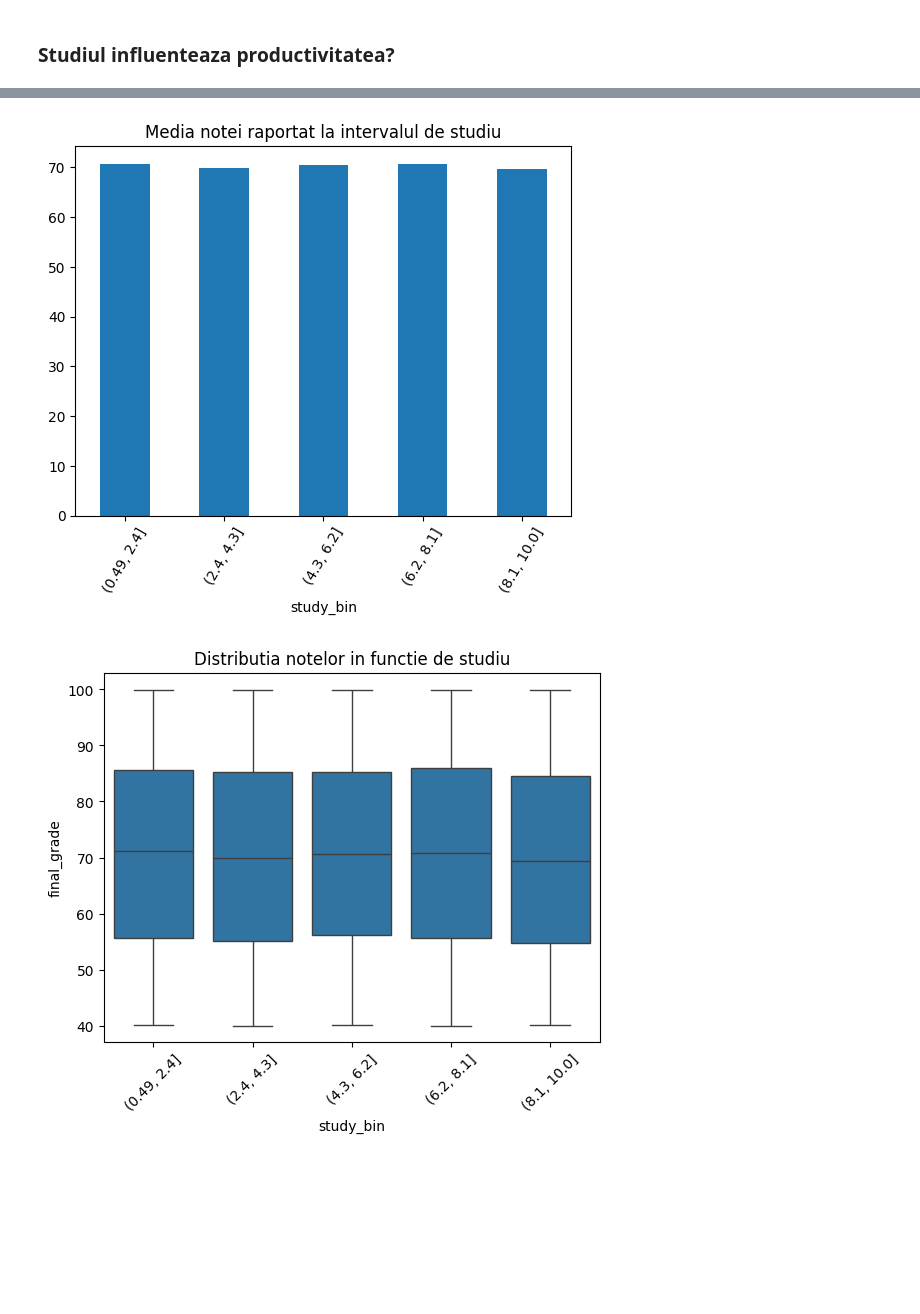
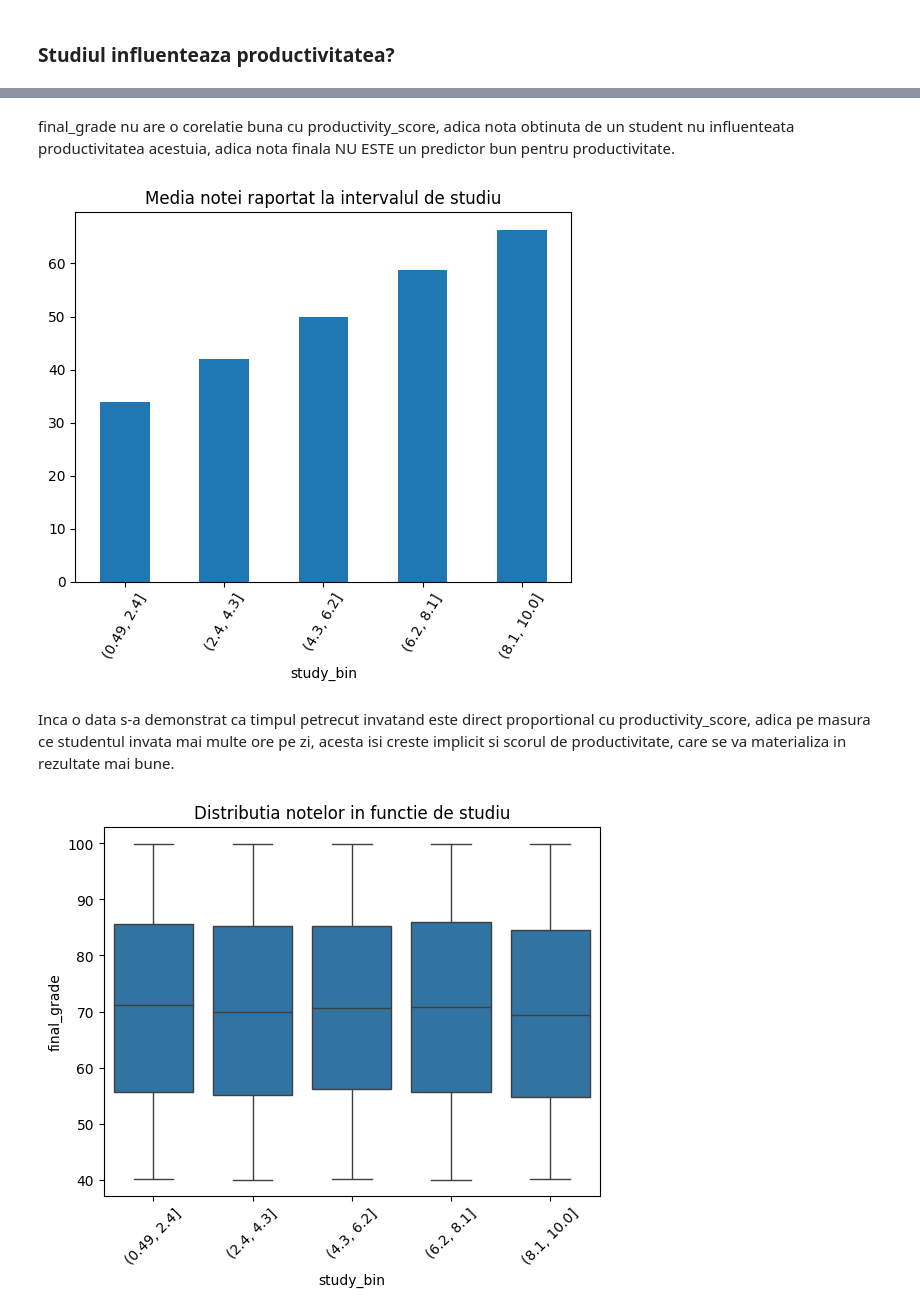
Before and after one commit to tbno9/Sisteme_Inteligente_proiect, a Jupyter notebook: ml_prezicere.ipynb, the cells around one changed output, grey strips where cells are left out. Cells and saved outputs as stored; diff of their text form; code cells hidden in the pictures; blank space fills up the shorter version.

```diff
--- a/ml_prezicere.ipynb
+++ b/ml_prezicere.ipynb
@@ -68,12 +76,16 @@ sns.scatterplot(x='study_hours_per_day', y='productivity_score', data=df_sample)
+# %% [markdown]
+final_grade nu are o corelatie buna cu productivity_score, adica nota obtinuta de un student nu influenteata productivitatea acestuia, adica nota finala NU ESTE un predictor bun pentru productivitate.
 # %%
 df['study_bin'] = pd.cut(df['study_hours_per_day'], bins=5)
 
-df.groupby('study_bin')['final_grade'].mean().plot(kind='bar')
+df.groupby('study_bin')['productivity_score'].mean().plot(kind='bar')
 plt.title("Media notei raportat la intervalul de studiu")
 plt.xticks(rotation=60)
 plt.show()
 # %% [output]
-[figure, old version]
+[figure, new version]
+# %% [markdown]
+Inca o data s-a demonstrat ca timpul petrecut invatand este direct proportional cu productivity_score, adica pe masura ce studentul invata mai multe ore pe zi, acesta isi creste implicit si scorul de productivitate, care se va materializa in rezultate mai bune.
 # %%
 sns.boxplot(x='study_bin', y='final_grade', data=df)
 plt.xticks(rotation=45)
```
Also changed, not shown: parts of 7 cells of this notebook, 1 other file.
